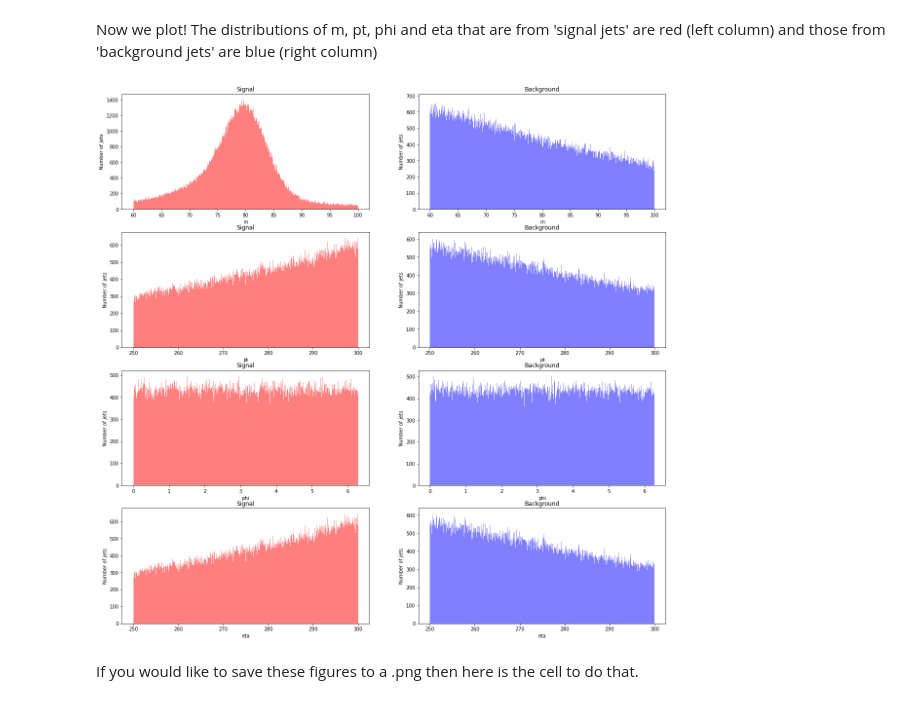
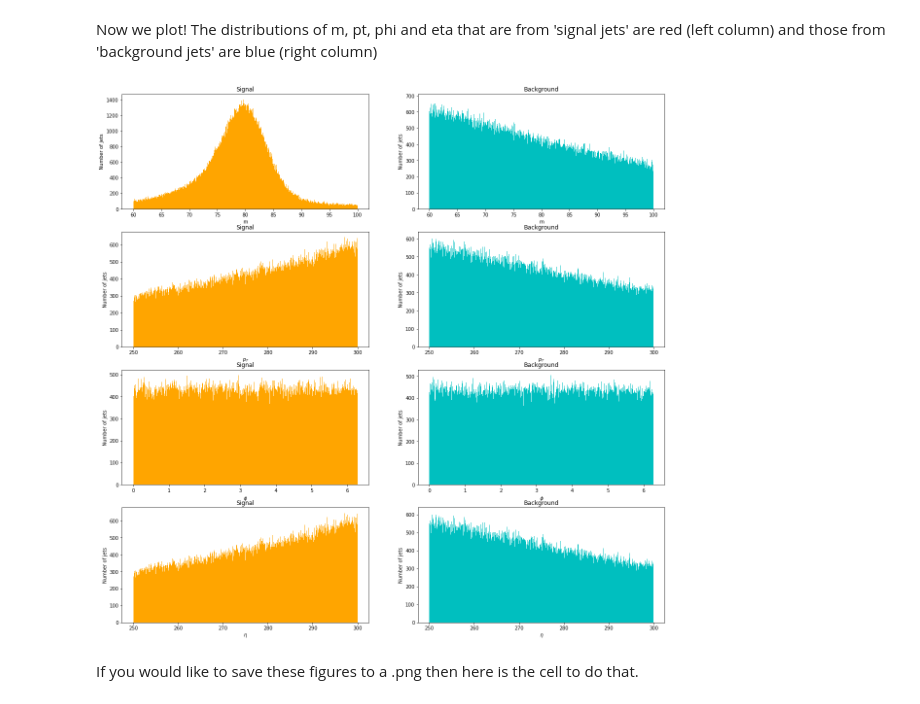
Before and after one commit to Autoencoders-compression-anomaly/AE-Compression-pytorch, a Jupyter notebook: examples/jet_images/process_jet_images.ipynb, the cells around one changed output. Saved outputs shown, nothing was run; the diff lists cells and outputs as text; code cells hidden in the pictures.

```diff
--- a/examples/jet_images/process_jet_images.ipynb
+++ b/examples/jet_images/process_jet_images.ipynb
@@ -24,7 +24,7 @@ In this first cell we read the HDF5 file and create some variables to describe t
 # %%
 import h5py
 
-path = '/Users/nallenallis/Documents/LTH/Exjobb/data/jet-images_Mass60-100_pT250-300_R1.25_Pix25.hdf5'
+path = '/Users/nallenallis/Documents/LTH/Exjobb/data/jet images/jet-images_Mass60-100_pT250-300_R1.25_Pix25.hdf5'
 file = h5py.File(path,'r')
 
 # Jet image
@@ -138,35 +138,35 @@ df_background = df[is_background]
 Now we plot! The distributions of m, pt, phi and eta that are from 'signal jets' are red (left column) and those from 'background jets' are blue (right column)
 # %%
 n_bins = 1000
-x_labels = ['m','m','pt','pt','phi','phi','eta','eta']
+x_labels = ['m','m','$p_T$','$p_T$','$\phi$','$\phi$','$\eta$','$\eta$']
 titles = ['Signal','Background']
 
 figure, axes = plt.subplots(nrows=4, ncols=2, figsize=(20,20))
 
 # =========== m ===========
-axes[0,0].hist(df_signal['m'], color='r', alpha = 0.5, bins=n_bins)
-axes[0,1].hist(df_background['m'], color='b', alpha = 0.5, bins=n_bins)
+_,bin_edges,_ = axes[0,0].hist(df_signal['m'], color='orange', alpha = 1, bins=n_bins)
+axes[0,1].hist(df_background['m'], color='c', alpha = 1, bins=bin_edges)
 
 # =========== pt ===========
-axes[1,0].hist(df_signal['pt'], color='r', alpha = 0.5, bins=n_bins)
-axes[1,1].hist(df_background['pt'], color='b', alpha = 0.5, bins=n_bins)
+_,bin_edges,_ = axes[1,0].hist(df_signal['pt'], color='orange', alpha = 1, bins=n_bins)
+axes[1,1].hist(df_background['pt'], color='c', alpha = 1, bins=bin_edges)
 
 # =========== phi ===========
-axes[2,0].hist(df_signal['phi'], color='r', alpha = 0.5, bins=n_bins)
-axes[2,1].hist(df_background['phi'], color='b', alpha = 0.5, bins=n_bins)
+_,bin_edges,_ = axes[2,0].hist(df_signal['phi'], color='orange', alpha = 1, bins=n_bins)
+axes[2,1].hist(df_background['phi'], color='c', alpha = 1, bins=bin_edges)
 
 # =========== eta ===========
-axes[3,0].hist(df_signal['eta'], color='r', alpha = 0.5, bins=n_bins)
-axes[3,1].hist(df_background['eta'], color='b', alpha = 0.5, bins=n_bins)
+_,bin_edges,_ = axes[3,0].hist(df_signal['eta'], color='orange', alpha = 1, bins=n_bins)
+axes[3,1].hist(df_background['eta'], color='c', alpha = 1, bins=bin_edges)
 
 # Adding labels and titles to each subplot
 axes = axes.ravel()
 for idx,ax in enumerate(axes):
     ax.set_xlabel(x_labels[idx])
     ax.set_title(titles[idx%2])
     ax.set_ylabel('Number of jets')
 # %% [output]
-[figure, old version]
+[figure, new version]
 # %% [markdown]
 If you would like to save these figures to a .png then here is the cell to do that.
 # %%
```
Also changed, not shown: parts of 2 cells of this notebook, 9 other files.
